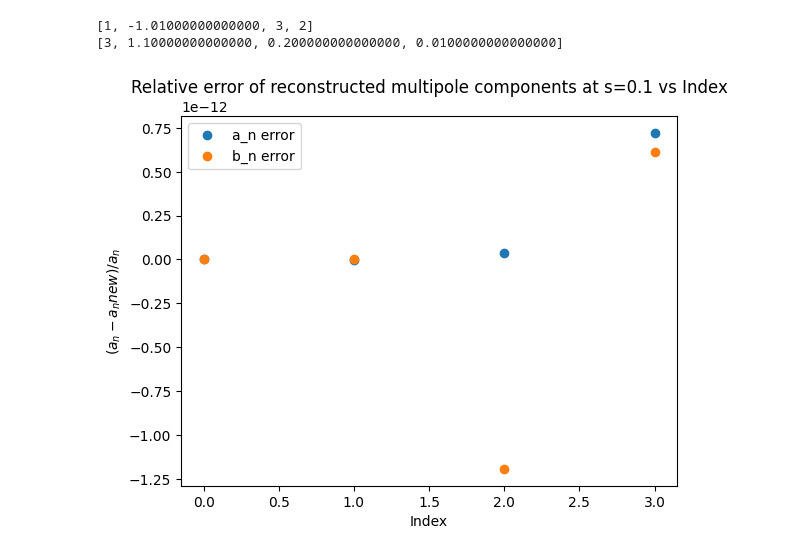
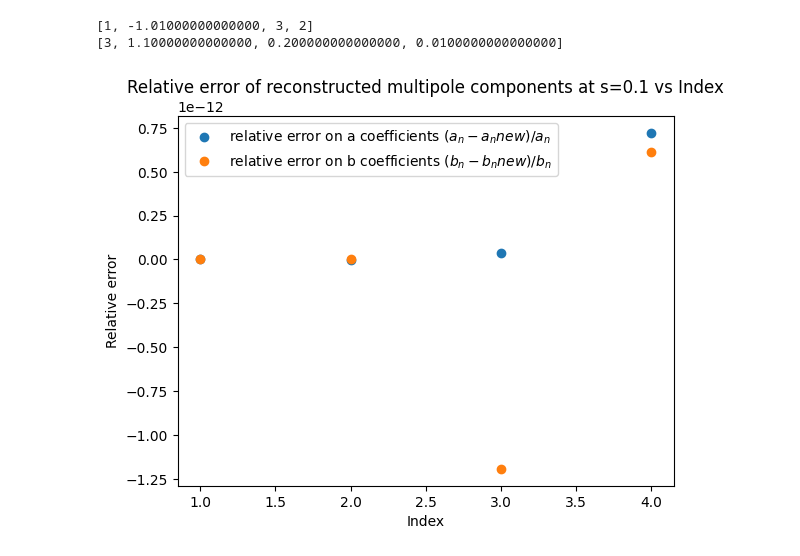
Before and after one commit to marcoliniF/bpmeth, a Jupyter notebook: preliminaryTrials/1abBab_HA.ipynb, the cells around one changed output. Saved outputs shown, nothing was run; the diff lists cells and outputs as text; code cells hidden in the pictures.

Commit message:
update plot HA for all s values

```diff
--- a/preliminaryTrials/1abBab_HA.ipynb
+++ b/preliminaryTrials/1abBab_HA.ipynb
@@ -53,12 +53,12 @@ print(b_coeffs_eval)
 [1, -1.01000000000000, 3, 2]
 [3, 1.10000000000000, 0.200000000000000, 0.0100000000000000]
 # %%
-plt.plot(range(len(a_coeffs)), (a_coeffs_eval-an)/a_coeffs_eval, 'o', label='a_n error')
+plt.plot(range(1,len(a_coeffs)+1), (a_coeffs_eval-an)/a_coeffs_eval, 'o', label='relative error on a coefficients $(a_n - a_nnew)/a_n$')
 plt.xlabel('Index')
-plt.ylabel('$(a_n - a_nnew)/a_n$')
+plt.ylabel('Relative error')
 plt.title('Relative error of reconstructed multipole components at s=' + str(s_fixed) + ' vs Index')
-plt.plot(range(len(b_coeffs)), (b_coeffs_eval-bn)/b_coeffs_eval, 'o', label='b_n error')
+plt.plot(range(1,len(b_coeffs)+1), (b_coeffs_eval-bn)/b_coeffs_eval, 'o', label='relative error on b coefficients $(b_n - b_nnew)/b_n$')
 plt.legend()
 plt.show()
 # %% [output]
-[figure, old version]
+[figure, new version]
```
Also changed, not shown: parts of 3 cells of this notebook.
